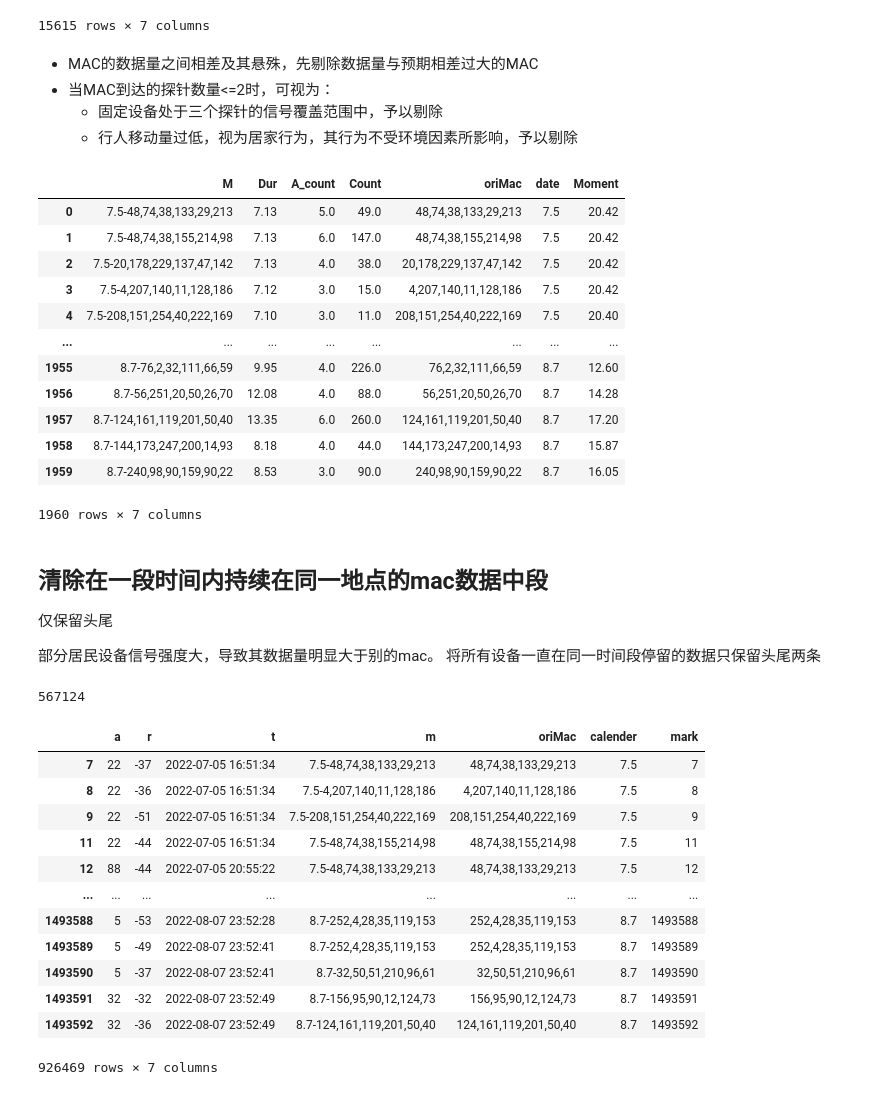
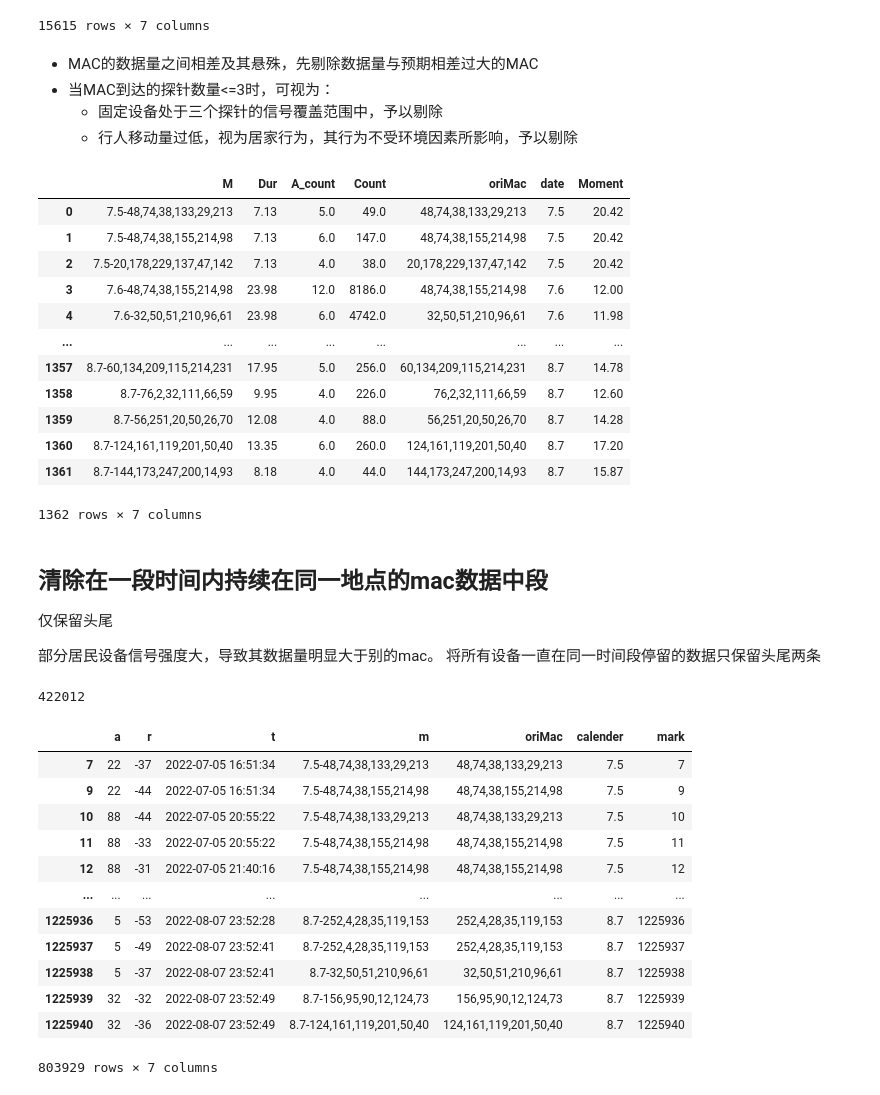
Before and after one commit to RickH-Arch/MEIRL-GAIL-Behavior-Cloning, a Jupyter notebook: 2_Insignificant_Data_Clean.ipynb, the cells around one changed output. Drawn from its saved outputs; the diff is of its cells as text; code cells hidden in the pictures.

Commit message:
1217 track restore iteration

```diff
--- a/2_Insignificant_Data_Clean.ipynb
+++ b/2_Insignificant_Data_Clean.ipynb
@@ -203,38 +203,38 @@ df_sta
 | 15614 | 8.7-44,204,230,183,227,126 | 0.20 | 1.0 | 3.0 | 44,204,230,183,227,126 | 8.7 | 22.38 |
 15615 rows × 7 columns
 # %%
-df_sta = pd.read_csv('wifi_track_data/dacang/temp_data/data_statistic_2_1214.csv',index=False)
-fig = px.histogram(df_sta.Count.to_list())
-fig.show()
+df_sta = pd.read_csv('wifi_track_data/dacang/temp_data/data_statistic_2_1214.csv')
+myplot.Boxes([(df_sta.Count.apply(lambda x : math.log(x)),"各mac一天中数据量取对数"),
+              ])
 # %% [markdown]
 - MAC的数据量之间相差及其悬殊，先剔除数据量与预期相差过大的MAC
-- 当MAC到达的探针数量<=2时，可视为：
+- 当MAC到达的探针数量<=3时，可视为：
   - 固定设备处于三个探针的信号覆盖范围中，予以剔除
   - 行人移动量过低，视为居家行为，其行为不受环境因素所影响，予以剔除
 # %%
 #--初步清理--#
 #剔除一天中数据量小于10的mac
 df_sta = df_sta[df_sta.Count.apply(lambda x : x>10)]
 #剔除一天中持续时间小于半小时的mac
 df_sta = df_sta[df_sta.Dur>0.5]
 #剔除一天中接受探针数小于3的mac
-df_sta = df_sta[df_sta.A_count>2]
+df_sta = df_sta[df_sta.A_count>3]
 df_sta = df_sta.reset_index().drop('index',axis = 1)
 df_sta
 # %% [output]
 |  | M | Dur | A_count | Count | oriMac | date | Moment |
 | 0 | 7.5-48,74,38,133,29,213 | 7.13 | 5.0 | 49.0 | 48,74,38,133,29,213 | 7.5 | 20.42 |
 | 1 | 7.5-48,74,38,155,214,98 | 7.13 | 6.0 | 147.0 | 48,74,38,155,214,98 | 7.5 | 20.42 |
 | 2 | 7.5-20,178,229,137,47,142 | 7.13 | 4.0 | 38.0 | 20,178,229,137,47,142 | 7.5 | 20.42 |
-| 3 | 7.5-4,207,140,11,128,186 | 7.12 | 3.0 | 15.0 | 4,207,140,11,128,186 | 7.5 | 20.42 |
-| 4 | 7.5-208,151,254,40,222,169 | 7.10 | 3.0 | 11.0 | 208,151,254,40,222,169 | 7.5 | 20.40 |
+| 3 | 7.6-48,74,38,155,214,98 | 23.98 | 12.0 | 8186.0 | 48,74,38,155,214,98 | 7.6 | 12.00 |
+| 4 | 7.6-32,50,51,210,96,61 | 23.98 | 6.0 | 4742.0 | 32,50,51,210,96,61 | 7.6 | 11.98 |
 | ... | ... | ... | ... | ... | ... | ... | ... |
-| 1955 | 8.7-76,2,32,111,66,59 | 9.95 | 4.0 | 226.0 | 76,2,32,111,66,59 | 8.7 | 12.60 |
-| 1956 | 8.7-56,251,20,50,26,70 | 12.08 | 4.0 | 88.0 | 56,251,20,50,26,70 | 8.7 | 14.28 |
-| 1957 | 8.7-124,161,119,201,50,40 | 13.35 | 6.0 | 260.0 | 124,161,119,201,50,40 | 8.7 | 17.20 |
-| 1958 | 8.7-144,173,247,200,14,93 | 8.18 | 4.0 | 44.0 | 144,173,247,200,14,93 | 8.7 | 15.87 |
-| 1959 | 8.7-240,98,90,159,90,22 | 8.53 | 3.0 | 90.0 | 240,98,90,159,90,22 | 8.7 | 16.05 |
+| 1357 | 8.7-60,134,209,115,214,231 | 17.95 | 5.0 | 256.0 | 60,134,209,115,214,231 | 8.7 | 14.78 |
+| 1358 | 8.7-76,2,32,111,66,59 | 9.95 | 4.0 | 226.0 | 76,2,32,111,66,59 | 8.7 | 12.60 |
+| 1359 | 8.7-56,251,20,50,26,70 | 12.08 | 4.0 | 88.0 | 56,251,20,50,26,70 | 8.7 | 14.28 |
+| 1360 | 8.7-124,161,119,201,50,40 | 13.35 | 6.0 | 260.0 | 124,161,119,201,50,40 | 8.7 | 17.20 |
+| 1361 | 8.7-144,173,247,200,14,93 | 8.18 | 4.0 | 44.0 | 144,173,247,200,14,93 | 8.7 | 15.87 |
-1960 rows × 7 columns
+1362 rows × 7 columns
 # %% [markdown]
 ## 清除在一段时间内持续在同一地点的mac数据中段
 
@@ -256,23 +256,23 @@ for mac in tqdm(mac_list):
     del_list.extend(utils.GetRepeatTrack(df_now))
 len(del_list)
 # %% [output]
-567124
+422012
 # %%
 del_list = set(del_list)
 df_filterd = df[df.mark.apply(lambda x:False if x in del_list else True)]
-df_filterd.to_csv(os.getcwd()+"/wifi_track_data/dacang/track_data/dacang_track_data_2_1214.csv",index = False)
+df_filterd.to_csv(os.getcwd()+"/wifi_track_data/dacang/track_data/dacang_track_data_2_1217.csv",index = False)
 df_filterd
 # %% [output]
 |  | a | r | t | m | oriMac | calender | mark |
 | 7 | 22 | -37 | 2022-07-05 16:51:34 | 7.5-48,74,38,133,29,213 | 48,74,38,133,29,213 | 7.5 | 7 |
-| 8 | 22 | -36 | 2022-07-05 16:51:34 | 7.5-4,207,140,11,128,186 | 4,207,140,11,128,186 | 7.5 | 8 |
-| 9 | 22 | -51 | 2022-07-05 16:51:34 | 7.5-208,151,254,40,222,169 | 208,151,254,40,222,169 | 7.5 | 9 |
-| 11 | 22 | -44 | 2022-07-05 16:51:34 | 7.5-48,74,38,155,214,98 | 48,74,38,155,214,98 | 7.5 | 11 |
-| 12 | 88 | -44 | 2022-07-05 20:55:22 | 7.5-48,74,38,133,29,213 | 48,74,38,133,29,213 | 7.5 | 12 |
+| 9 | 22 | -44 | 2022-07-05 16:51:34 | 7.5-48,74,38,155,214,98 | 48,74,38,155,214,98 | 7.5 | 9 |
+| 10 | 88 | -44 | 2022-07-05 20:55:22 | 7.5-48,74,38,133,29,213 | 48,74,38,133,29,213 | 7.5 | 10 |
+| 11 | 88 | -33 | 2022-07-05 20:55:22 | 7.5-48,74,38,155,214,98 | 48,74,38,155,214,98 | 7.5 | 11 |
+| 12 | 88 | -31 | 2022-07-05 21:40:16 | 7.5-48,74,38,155,214,98 | 48,74,38,155,214,98 | 7.5 | 12 |
 | ... | ... | ... | ... | ... | ... | ... | ... |
-| 1493588 | 5 | -53 | 2022-08-07 23:52:28 | 8.7-252,4,28,35,119,153 | 252,4,28,35,119,153 | 8.7 | 1493588 |
-| 1493589 | 5 | -49 | 2022-08-07 23:52:41 | 8.7-252,4,28,35,119,153 | 252,4,28,35,119,153 | 8.7 | 1493589 |
-| 1493590 | 5 | -37 | 2022-08-07 23:52:41 | 8.7-32,50,51,210,96,61 | 32,50,51,210,96,61 | 8.7 | 1493590 |
-| 1493591 | 32 | -32 | 2022-08-07 23:52:49 | 8.7-156,95,90,12,124,73 | 156,95,90,12,124,73 | 8.7 | 1493591 |
-| 1493592 | 32 | -36 | 2022-08-07 23:52:49 | 8.7-124,161,119,201,50,40 | 124,161,119,201,50,40 | 8.7 | 1493592 |
+| 1225936 | 5 | -53 | 2022-08-07 23:52:28 | 8.7-252,4,28,35,119,153 | 252,4,28,35,119,153 | 8.7 | 1225936 |
+| 1225937 | 5 | -49 | 2022-08-07 23:52:41 | 8.7-252,4,28,35,119,153 | 252,4,28,35,119,153 | 8.7 | 1225937 |
+| 1225938 | 5 | -37 | 2022-08-07 23:52:41 | 8.7-32,50,51,210,96,61 | 32,50,51,210,96,61 | 8.7 | 1225938 |
+| 1225939 | 32 | -32 | 2022-08-07 23:52:49 | 8.7-156,95,90,12,124,73 | 156,95,90,12,124,73 | 8.7 | 1225939 |
+| 1225940 | 32 | -36 | 2022-08-07 23:52:49 | 8.7-124,161,119,201,50,40 | 124,161,119,201,50,40 | 8.7 | 1225940 |
-926469 rows × 7 columns
+803929 rows × 7 columns
```
Also changed, not shown: 5 other files.
